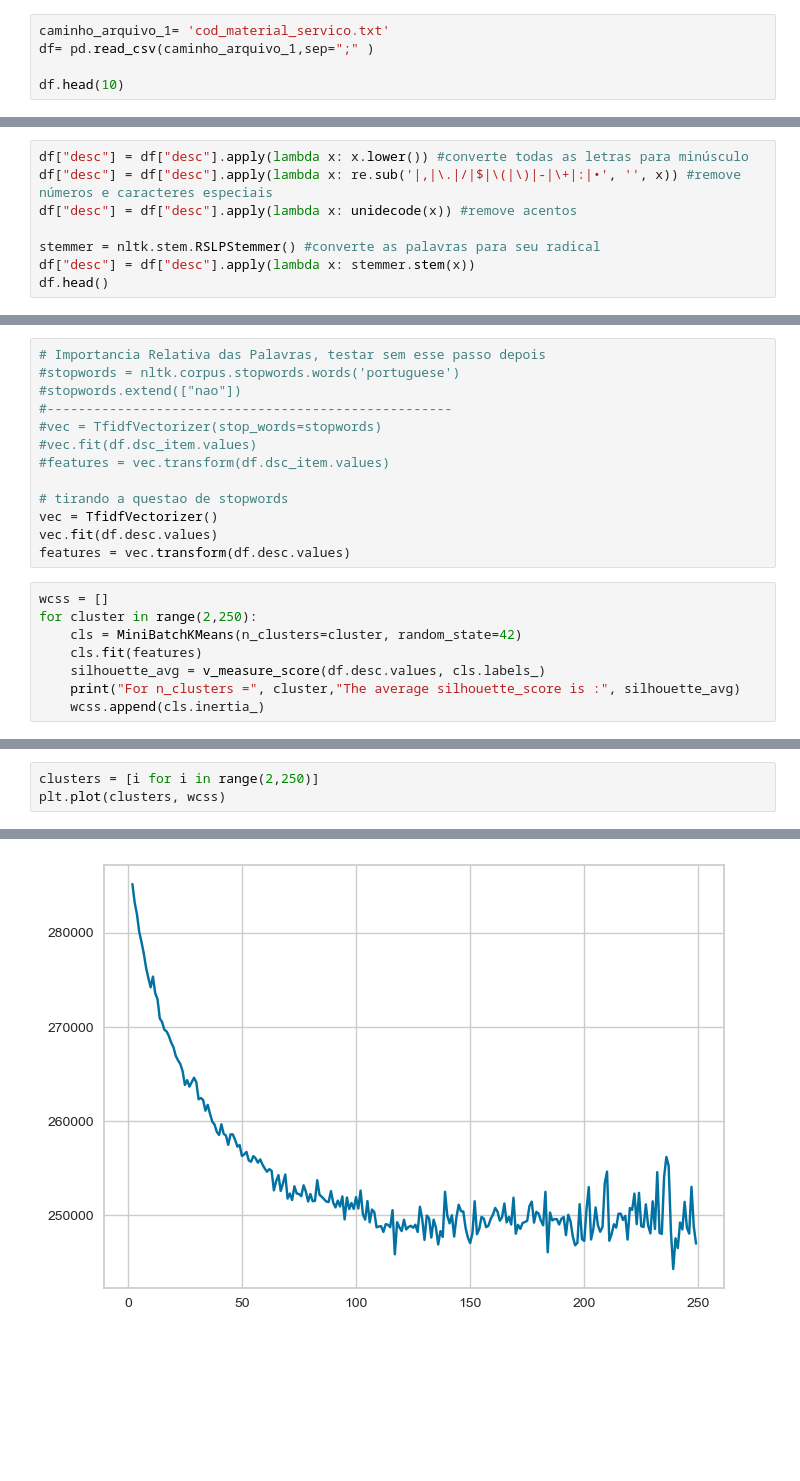
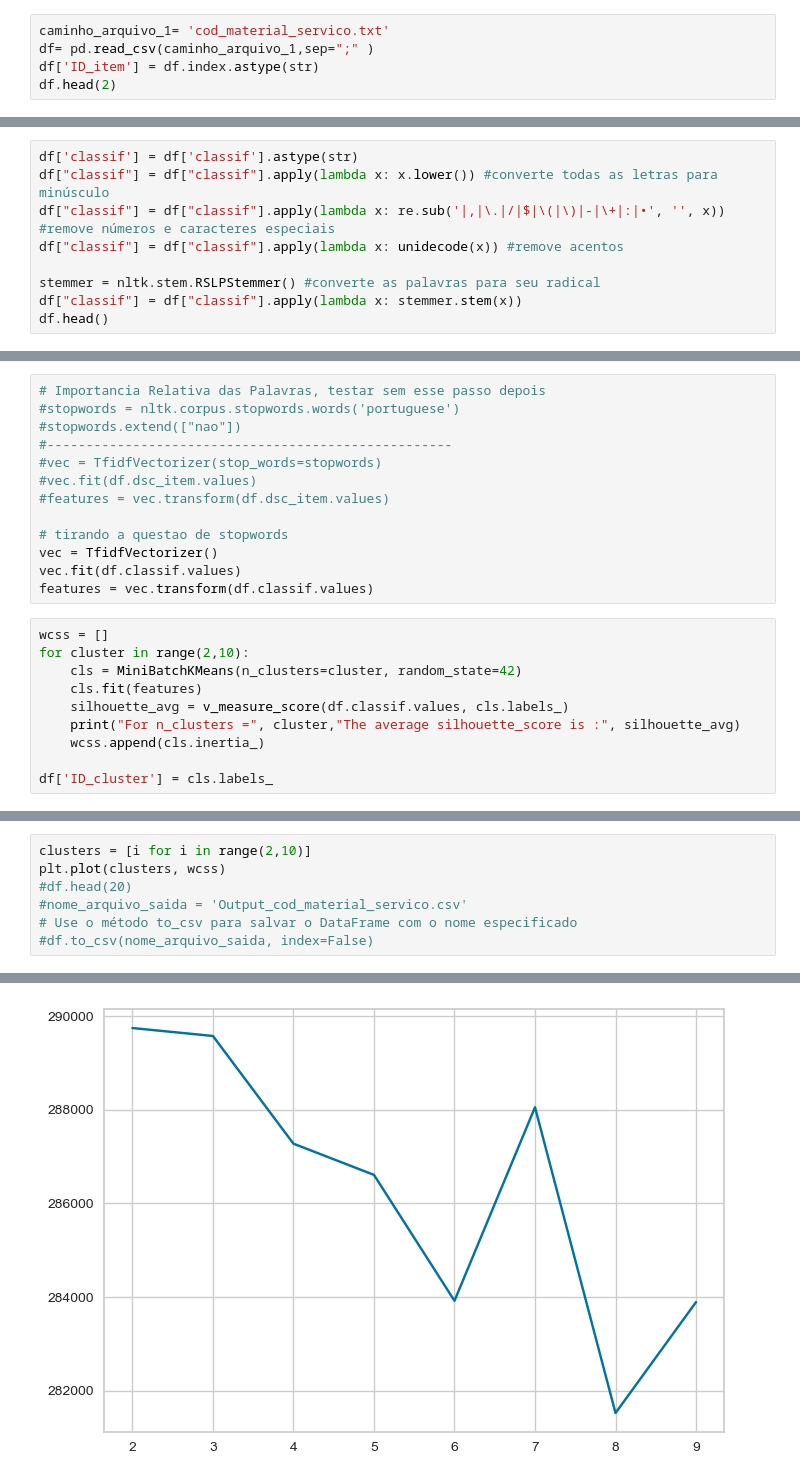
Before and after one commit to caiosousareis/NUS, a Jupyter notebook: Teste Clusterização.ipynb, the cells around one changed output, grey strips where cells are left out. Cells and saved outputs as stored; diff of their text form; blank space fills up the shorter version.

```diff
--- a/Teste Clusterização.ipynb
+++ b/Teste Clusterização.ipynb
@@ -29,8 +28,8 @@ True
 # %%
 caminho_arquivo_1= 'cod_material_servico.txt'
 df= pd.read_csv(caminho_arquivo_1,sep=";" )
-
-df.head(10)
+df['ID_item'] = df.index.astype(str)
+df.head(2)
 # %% [output]
 |  | cod_item | desc | status | cod_grupo | grupo | cod_classe | classe | cod_classif | classif | ... |
 | 0 | 449284 | PECAS / ACESSORIOS ARMAMENTO, MAT... | ATIVO | 10.0 | ARMAMENTO | 1005.0 | ARMAS DE FOGO DE CALIBRE ATE 120MM | 1712.0 | PECAS / ACESSORIOS ARMAMENTO | ... |
@@ -41,10 +37,11 @@ df.head(10)
 # %%
-df["desc"] = df["desc"].apply(lambda x: x.lower()) #converte todas as letras para minúsculo
-df["desc"] = df["desc"].apply(lambda x: re.sub('|,|\.|/|$|\(|\)|-|\+|:|•', '', x)) #remove números e caracteres especiais
-df["desc"] = df["desc"].apply(lambda x: unidecode(x)) #remove acentos
+df['classif'] = df['classif'].astype(str)
+df["classif"] = df["classif"].apply(lambda x: x.lower()) #converte todas as letras para minúsculo
+df["classif"] = df["classif"].apply(lambda x: re.sub('|,|\.|/|$|\(|\)|-|\+|:|•', '', x)) #remove números e caracteres especiais
+df["classif"] = df["classif"].apply(lambda x: unidecode(x)) #remove acentos
 
 stemmer = nltk.stem.RSLPStemmer() #converte as palavras para seu radical
-df["desc"] = df["desc"].apply(lambda x: stemmer.stem(x))
+df["classif"] = df["classif"].apply(lambda x: stemmer.stem(x))
 df.head()
 # %% [output]
 |  | cod_item | desc | status | cod_grupo | grupo | cod_classe | classe | cod_classif | classif | ... |
@@ -64,14 +61,16 @@ df.head()
 
 # tirando a questao de stopwords
 vec = TfidfVectorizer()
-vec.fit(df.desc.values)
-features = vec.transform(df.desc.values)
+vec.fit(df.classif.values)
+features = vec.transform(df.classif.values)
 # %%
 wcss = []
-for cluster in range(2,250):
+for cluster in range(2,10):
     cls = MiniBatchKMeans(n_clusters=cluster, random_state=42)
     cls.fit(features)
-    silhouette_avg = v_measure_score(df.desc.values, cls.labels_)
+    silhouette_avg = v_measure_score(df.classif.values, cls.labels_)
     print("For n_clusters =", cluster,"The average silhouette_score is :", silhouette_avg)
     wcss.append(cls.inertia_)
+
+df['ID_cluster'] = cls.labels_
 # %% [output]
@@ -91,7 +85,11 @@ For n_clusters = 13 The average silhouette_score is : 0.2968447758096531
 # %%
-clusters = [i for i in range(2,250)]
+clusters = [i for i in range(2,10)]
 plt.plot(clusters, wcss)
+#df.head(20)
+#nome_arquivo_saida = 'Output_cod_material_servico.csv'
+# Use o método to_csv para salvar o DataFrame com o nome especificado
+#df.to_csv(nome_arquivo_saida, index=False)
 # %% [output]
 [<matplotlib.lines.Line2D at 0x...>]
-[figure, old version]
+[figure, new version]
 # %%
```
Also changed, not shown: parts of 9 cells of this notebook, 4 other files.
